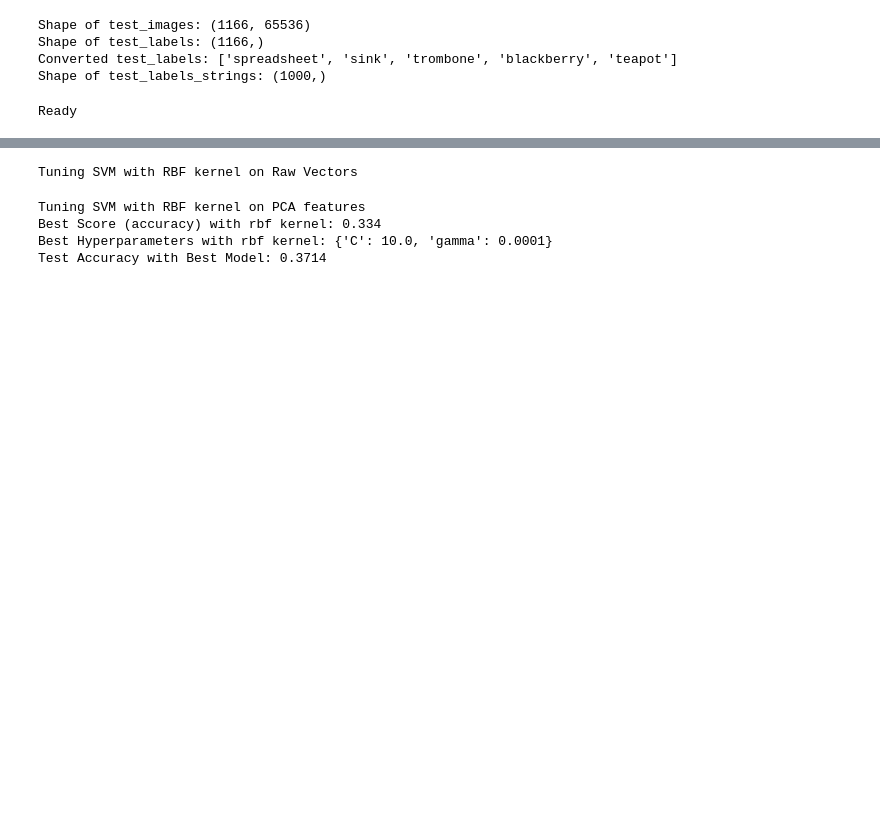
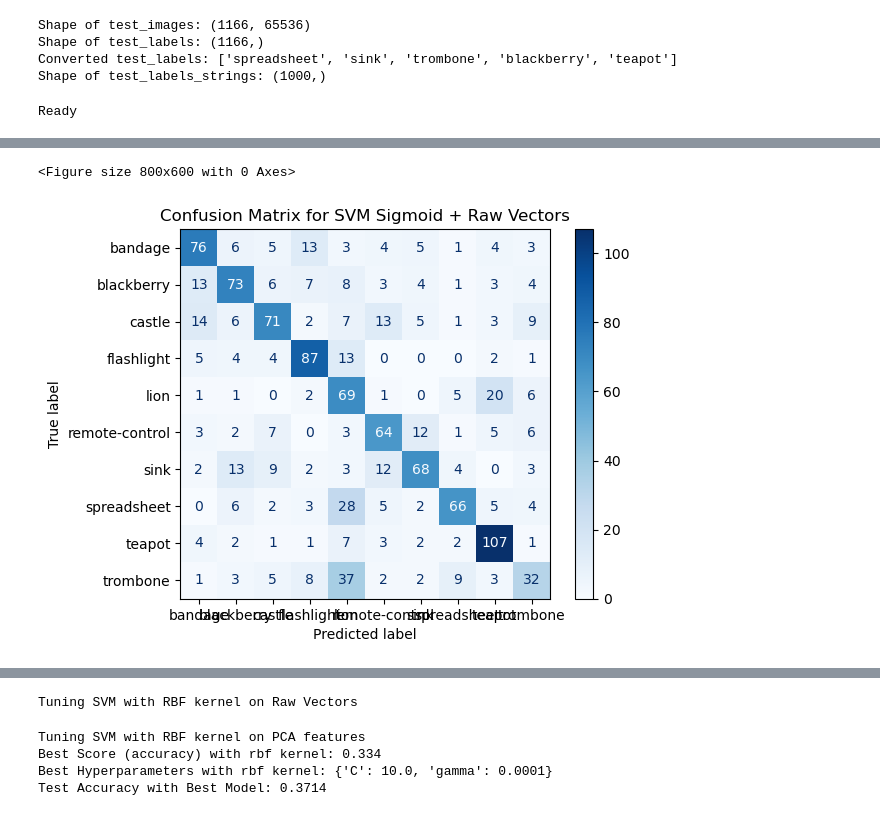
Before and after one commit to valenpy22/AA-Labs, a Jupyter notebook: Tarea1.ipynb, the cells around one changed output, grey strips where cells are left out. Cells and saved outputs as stored; diff of their text form; code cells hidden in the pictures; blank space fills up the shorter version.

```diff
--- a/Tarea1.ipynb
+++ b/Tarea1.ipynb
@@ -368,3 +401,8 @@ plot_accuracy_per_class(class_names, accuracies_sigmoid_raw, "Sigmoid + Raw Vect
+# %%
+plot_confusion_matrix_for_model(predictions_sigmoid_raw, test_labels, class_names, "SVM Sigmoid + Raw Vectors")
+# %% [output]
+<Figure size 800x600 with 0 Axes>
+[figure, added]
 # %%
 # Train SVM with Sigmoid kernel on PCA features
 svm_sigmoid_pca = SVC(kernel='sigmoid', C=1.0)
```
Also changed, not shown: parts of 20 cells of this notebook.
